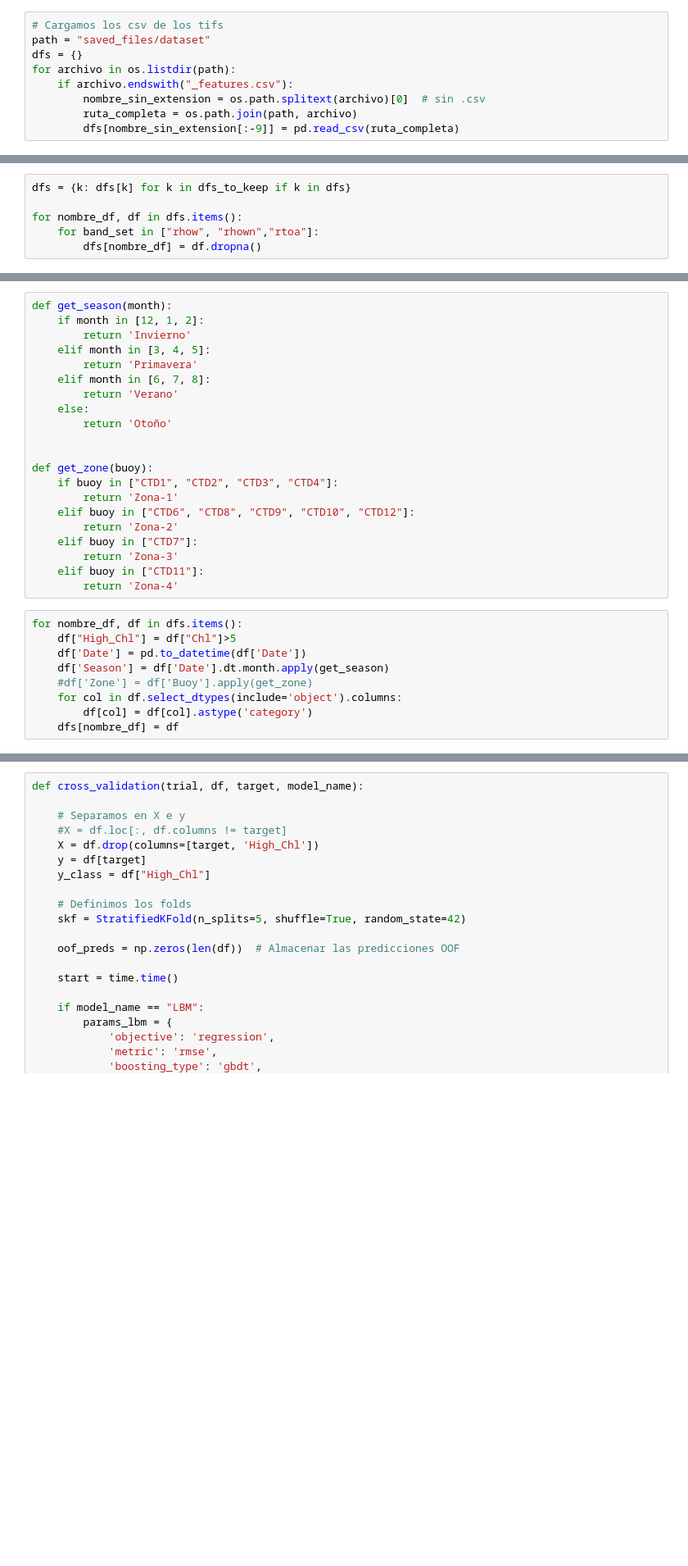
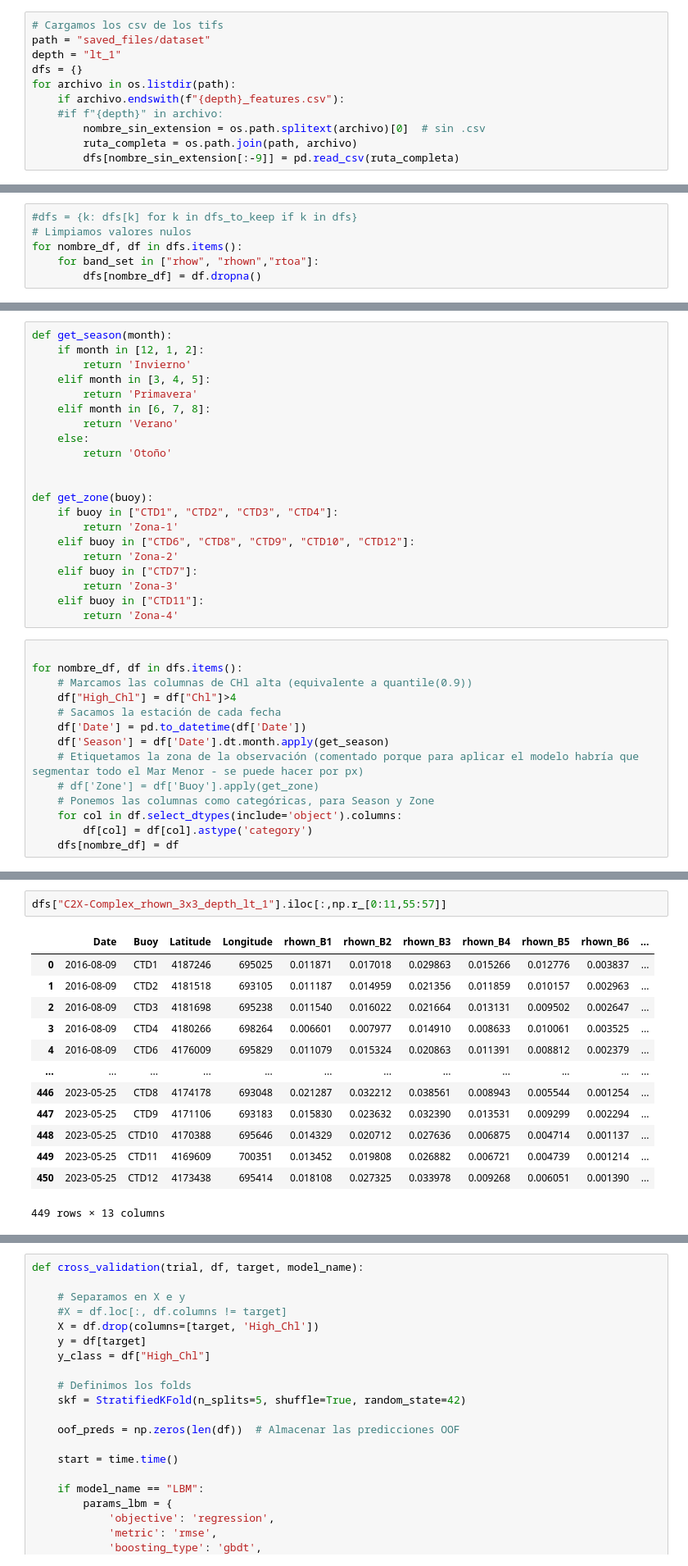
Before and after one commit to Antonio-MI/mar-menor-chl, a Jupyter notebook: Entrenamiento_V2.ipynb, the cells around one changed output, grey strips where cells are left out. Shown at 82% size. Cells and saved outputs as stored; diff of their text form; blank space fills up the shorter version.

```diff
--- a/Entrenamiento_V2.ipynb
+++ b/Entrenamiento_V2.ipynb
@@ -9,9 +27,11 @@ pd.options.mode.chained_assignment = None
 # %%
 # Cargamos los csv de los tifs
 path = "saved_files/dataset"
+depth = "lt_1"
 dfs = {}
 for archivo in os.listdir(path):
-    if archivo.endswith("_features.csv"):
+    if archivo.endswith(f"{depth}_features.csv"):
+    #if f"{depth}" in archivo:
         nombre_sin_extension = os.path.splitext(archivo)[0]  # sin .csv
         ruta_completa = os.path.join(path, archivo)
         dfs[nombre_sin_extension[:-9]] = pd.read_csv(ruta_completa)
@@ -27,7 +49,7 @@ dfs_to_keep = [
 ]
 # %%
-dfs = {k: dfs[k] for k in dfs_to_keep if k in dfs}
-
+#dfs = {k: dfs[k] for k in dfs_to_keep if k in dfs}
+# Limpiamos valores nulos
 for nombre_df, df in dfs.items():
     for band_set in ["rhow", "rhown","rtoa"]:
         dfs[nombre_df] = df.dropna()
@@ -73,11 +75,16 @@ def get_zone(buoy):
     elif buoy in ["CTD11"]:
         return 'Zona-4'
 # %%
+
 for nombre_df, df in dfs.items():
-    df["High_Chl"] = df["Chl"]>5
+    # Marcamos las columnas de CHl alta (equivalente a quantile(0.9))
+    df["High_Chl"] = df["Chl"]>4
+    # Sacamos la estación de cada fecha
     df['Date'] = pd.to_datetime(df['Date'])
     df['Season'] = df['Date'].dt.month.apply(get_season)
-    #df['Zone'] = df['Buoy'].apply(get_zone)
+    # Etiquetamos la zona de la observación (comentado porque para aplicar el modelo habría que segmentar todo el Mar Menor - se puede hacer por px)
+    # df['Zone'] = df['Buoy'].apply(get_zone)
+    # Ponemos las columnas como categóricas, para Season y Zone
     for col in df.select_dtypes(include='object').columns:
         df[col] = df[col].astype('category')
     dfs[nombre_df] = df
@@ -155,0 +224,16 @@ test = test.reset_index(drop=True)
+# %%
+dfs["C2X-Complex_rhown_3x3_depth_lt_1"].iloc[:,np.r_[0:11,55:57]]
+# %% [output]
+|  | Date | Buoy | Latitude | Longitude | rhown_B1 | rhown_B2 | rhown_B3 | rhown_B4 | rhown_B5 | rhown_B6 | ... |
+| 0 | 2016-08-09 | CTD1 | 4187246 | 695025 | 0.011871 | 0.017018 | 0.029863 | 0.015266 | 0.012776 | 0.003837 | ... |
+| 1 | 2016-08-09 | CTD2 | 4181518 | 693105 | 0.011187 | 0.014959 | 0.021356 | 0.011859 | 0.010157 | 0.002963 | ... |
+| 2 | 2016-08-09 | CTD3 | 4181698 | 695238 | 0.011540 | 0.016022 | 0.021664 | 0.013131 | 0.009502 | 0.002647 | ... |
+| 3 | 2016-08-09 | CTD4 | 4180266 | 698264 | 0.006601 | 0.007977 | 0.014910 | 0.008633 | 0.010061 | 0.003525 | ... |
+| 4 | 2016-08-09 | CTD6 | 4176009 | 695829 | 0.011079 | 0.015324 | 0.020863 | 0.011391 | 0.008812 | 0.002379 | ... |
+| ... | ... | ... | ... | ... | ... | ... | ... | ... | ... | ... | ... |
+| 446 | 2023-05-25 | CTD8 | 4174178 | 693048 | 0.021287 | 0.032212 | 0.038561 | 0.008943 | 0.005544 | 0.001254 | ... |
+| 447 | 2023-05-25 | CTD9 | 4171106 | 693183 | 0.015830 | 0.023632 | 0.032390 | 0.013531 | 0.009299 | 0.002294 | ... |
+| 448 | 2023-05-25 | CTD10 | 4170388 | 695646 | 0.014329 | 0.020712 | 0.027636 | 0.006875 | 0.004714 | 0.001137 | ... |
+| 449 | 2023-05-25 | CTD11 | 4169609 | 700351 | 0.013452 | 0.019808 | 0.026882 | 0.006721 | 0.004739 | 0.001214 | ... |
+| 450 | 2023-05-25 | CTD12 | 4173438 | 695414 | 0.018108 | 0.027325 | 0.033978 | 0.009268 | 0.006051 | 0.001390 | ... |
+449 rows × 13 columns
```
Also changed, not shown: parts of 19 cells of this notebook.
